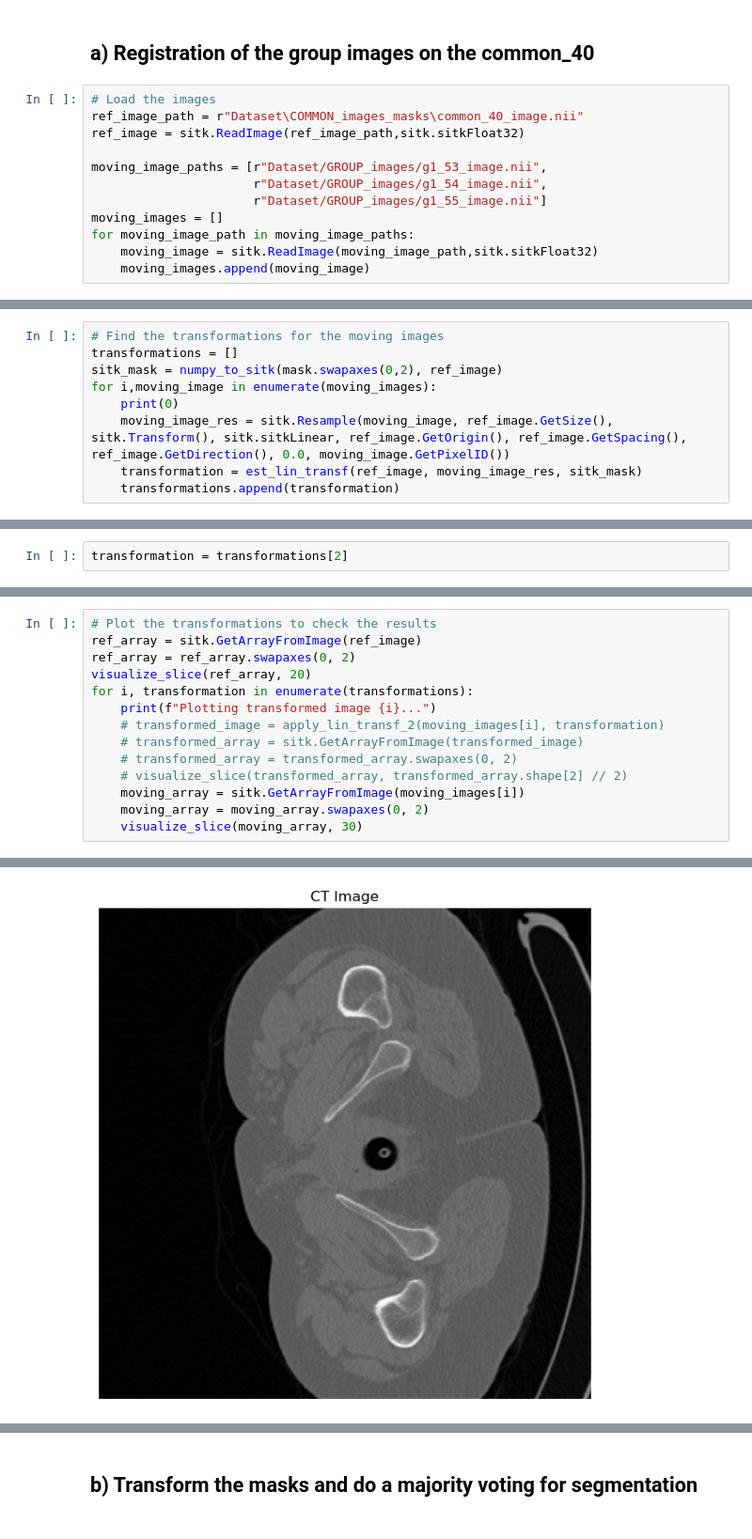
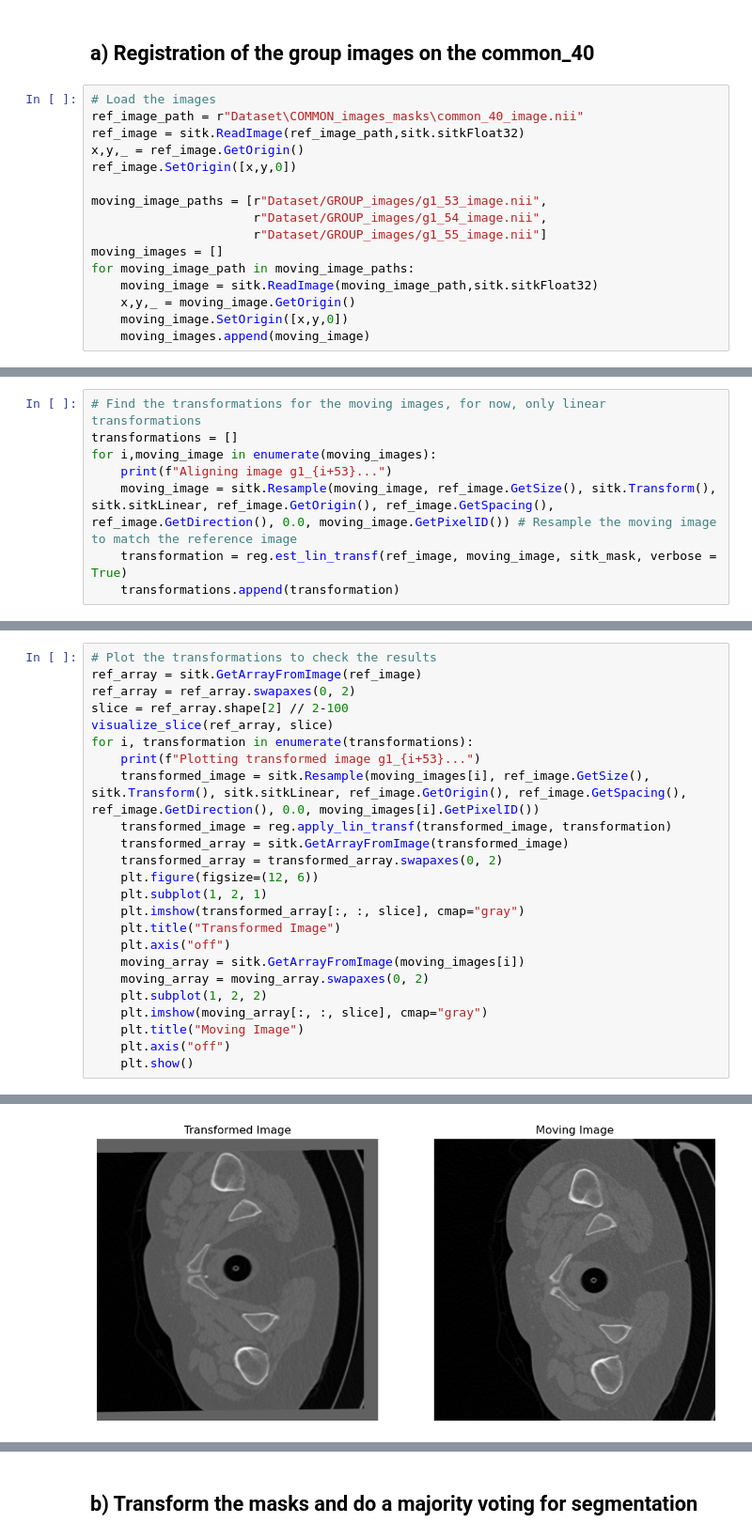
Before and after one commit to loicdemore/Projet3D_2, a Jupyter notebook: Notebook.ipynb, the cells around one changed output, grey strips where cells are left out. Shown at 94% size. Cells and saved outputs as stored; diff of their text form.

Commit message:
Good segmentation linear

```diff
--- a/Notebook.ipynb
+++ b/Notebook.ipynb
@@ -148,6 +175,8 @@ def visualize_slice(ct_image, slice_idx):
 # Load the images
 ref_image_path = r"Dataset\COMMON_images_masks\common_40_image.nii"
 ref_image = sitk.ReadImage(ref_image_path,sitk.sitkFloat32)
+x,y,_ = ref_image.GetOrigin()
+ref_image.SetOrigin([x,y,0])
 
 moving_image_paths = [r"Dataset/GROUP_images/g1_53_image.nii",
                       r"Dataset/GROUP_images/g1_54_image.nii",
@@ -155,4 +184,6 @@ moving_image_paths = [r"Dataset/GROUP_images/g1_53_image.nii",
 moving_images = []
 for moving_image_path in moving_image_paths:
     moving_image = sitk.ReadImage(moving_image_path,sitk.sitkFloat32)
+    x,y,_ = moving_image.GetOrigin()
+    moving_image.SetOrigin([x,y,0])
     moving_images.append(moving_image)
@@ -251,10 +206,9 @@ Reference image size: (512, 512, 286)
 # %%
-# Find the transformations for the moving images
+# Find the transformations for the moving images, for now, only linear transformations
 transformations = []
-sitk_mask = numpy_to_sitk(mask.swapaxes(0,2), ref_image)
 for i,moving_image in enumerate(moving_images):
-    print(0)
-    moving_image_res = sitk.Resample(moving_image, ref_image.GetSize(), sitk.Transform(), sitk.sitkLinear, ref_image.GetOrigin(), ref_image.GetSpacing(), ref_image.GetDirection(), 0.0, moving_image.GetPixelID())
-    transformation = est_lin_transf(ref_image, moving_image_res, sitk_mask)
+    print(f"Aligning image g1_{i+53}...")
+    moving_image = sitk.Resample(moving_image, ref_image.GetSize(), sitk.Transform(), sitk.sitkLinear, ref_image.GetOrigin(), ref_image.GetSpacing(), ref_image.GetDirection(), 0.0, moving_image.GetPixelID()) # Resample the moving image to match the reference image
+    transformation = reg.est_lin_transf(ref_image, moving_image, sitk_mask, verbose = True)
     transformations.append(transformation)
 # %% [output]
@@ -286,2 +231,0 @@ visualize_slice(sitk.GetArrayFromImage(moving_image_res).swapaxes(0,2), moving_i
-# %%
-transformation = transformations[2]
@@ -314,14 +233,24 @@ def apply_lin_transf_2(im_mov, lin_xfm):
 # Plot the transformations to check the results
 ref_array = sitk.GetArrayFromImage(ref_image)
 ref_array = ref_array.swapaxes(0, 2)
-visualize_slice(ref_array, 20)
+slice = ref_array.shape[2] // 2-100
+visualize_slice(ref_array, slice)
 for i, transformation in enumerate(transformations):
-    print(f"Plotting transformed image {i}...")
-    # transformed_image = apply_lin_transf_2(moving_images[i], transformation)
-    # transformed_array = sitk.GetArrayFromImage(transformed_image)
-    # transformed_array = transformed_array.swapaxes(0, 2)
-    # visualize_slice(transformed_array, transformed_array.shape[2] // 2)
+    print(f"Plotting transformed image g1_{i+53}...")
+    transformed_image = sitk.Resample(moving_images[i], ref_image.GetSize(), sitk.Transform(), sitk.sitkLinear, ref_image.GetOrigin(), ref_image.GetSpacing(), ref_image.GetDirection(), 0.0, moving_images[i].GetPixelID())
+    transformed_image = reg.apply_lin_transf(transformed_image, transformation)
+    transformed_array = sitk.GetArrayFromImage(transformed_image)
+    transformed_array = transformed_array.swapaxes(0, 2)
+    plt.figure(figsize=(12, 6))
+    plt.subplot(1, 2, 1)
+    plt.imshow(transformed_array[:, :, slice], cmap="gray")
+    plt.title("Transformed Image")
+    plt.axis("off")
     moving_array = sitk.GetArrayFromImage(moving_images[i])
     moving_array = moving_array.swapaxes(0, 2)
-    visualize_slice(moving_array, 30)
+    plt.subplot(1, 2, 2)
+    plt.imshow(moving_array[:, :, slice], cmap="gray")
+    plt.title("Moving Image")
+    plt.axis("off")
+    plt.show()
 # %% [output]
@@ -330 +259 @@ Plotting transformed image 0...
-[figure, old version]
+[figure, new version]
```
Also changed, not shown: parts of 24 cells of this notebook.
